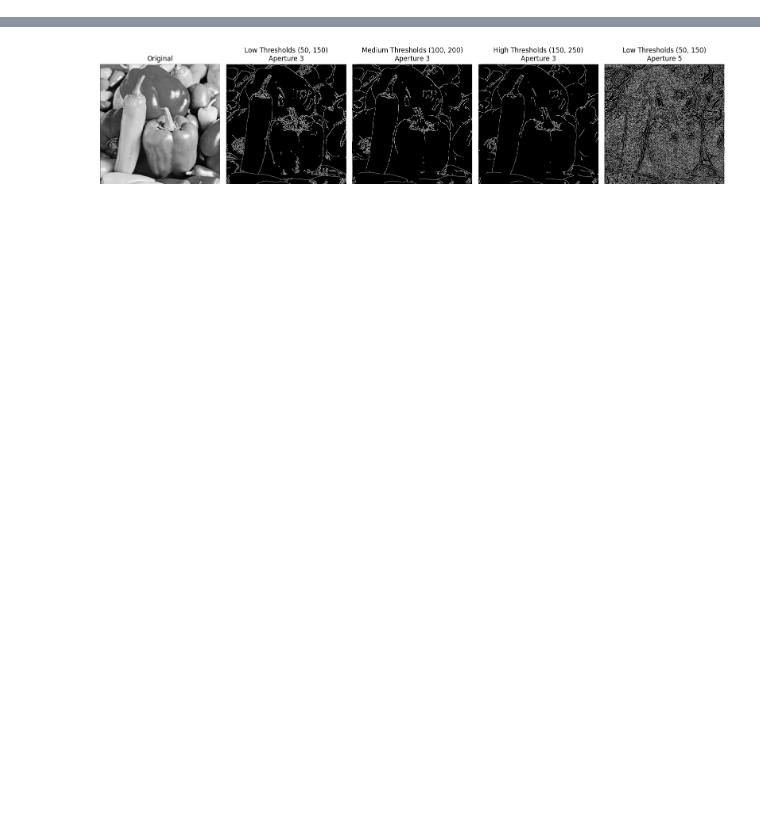
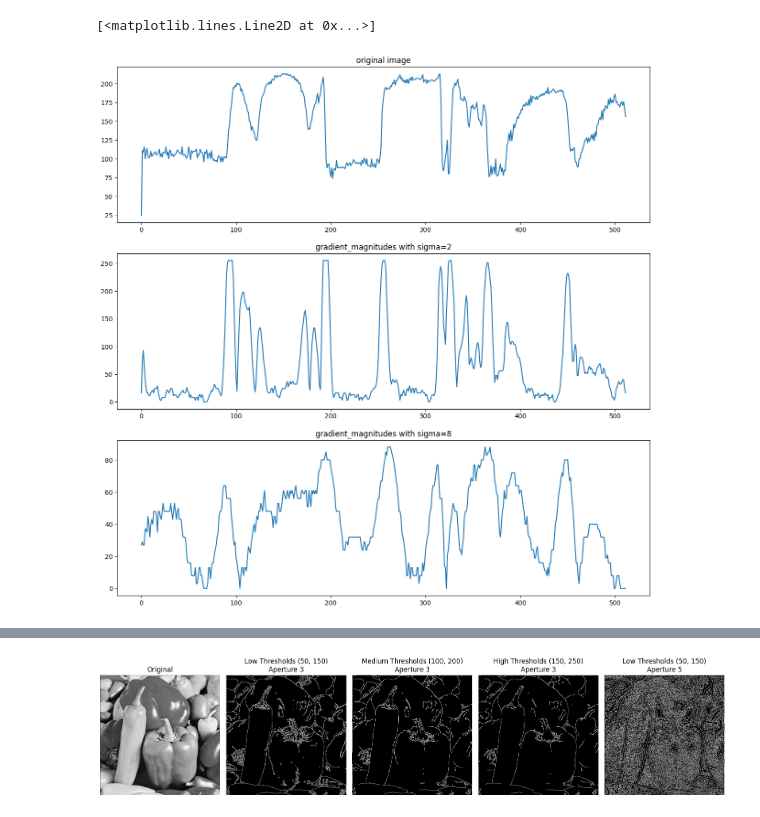
Before and after one commit to ducanhdt/VIP_course_assignment, a Jupyter notebook: main.ipynb, the cells around one changed output, grey strips where cells are left out. Cells and saved outputs as stored; diff of their text form; code cells hidden in the pictures; blank space fills up the shorter version.

```diff
--- a/main.ipynb
+++ b/main.ipynb
@@ -221,0 +92,17 @@ plt.plot(dog[10])
+# %%
+
+plt.figure(figsize=(15,15))
+plt.subplot(3,1,1)
+plt.title("original image")
+plt.plot(image[10])
+
+plt.subplot(3,1,2)
+plt.title("gradient_magnitudes with sigma=2")
+plt.plot(gradient_magnitudes(image,2)[10])
+plt.subplot(3,1,3)
+
+plt.title("gradient_magnitudes with sigma=8")
+plt.plot(gradient_magnitudes(image,8)[10])
+# %% [output]
+[<matplotlib.lines.Line2D at 0x...>]
+[figure, added]
```
Also changed, not shown: parts of 16 cells of this notebook.
